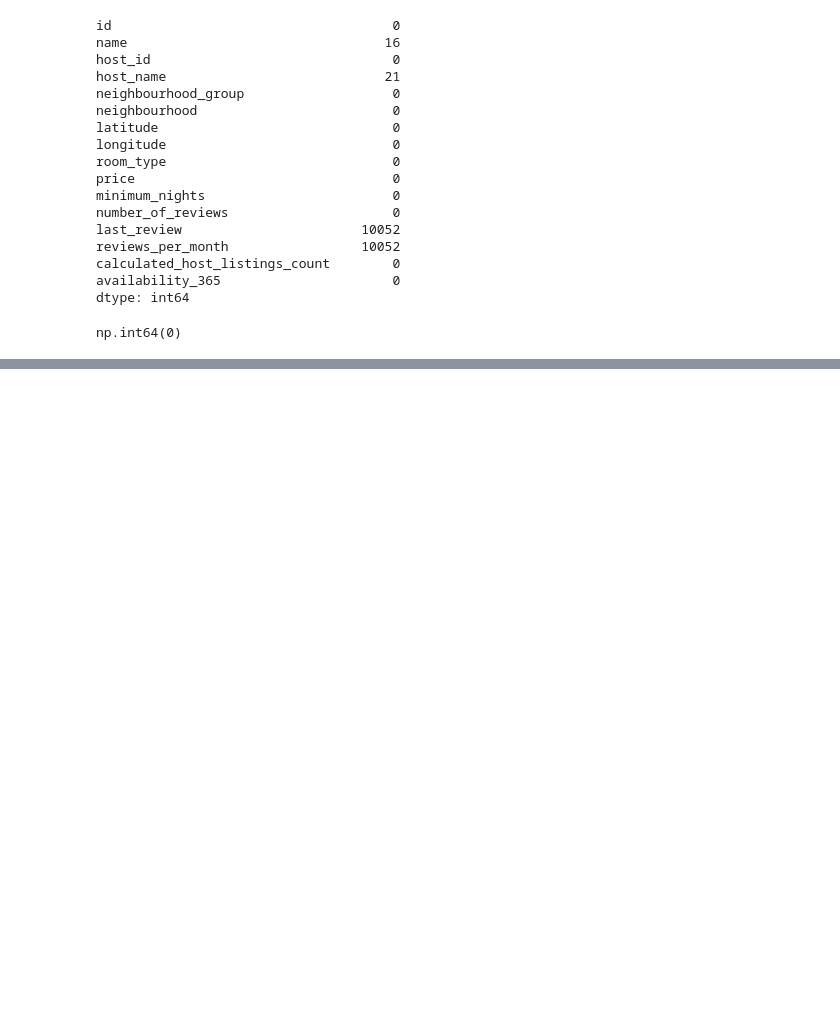
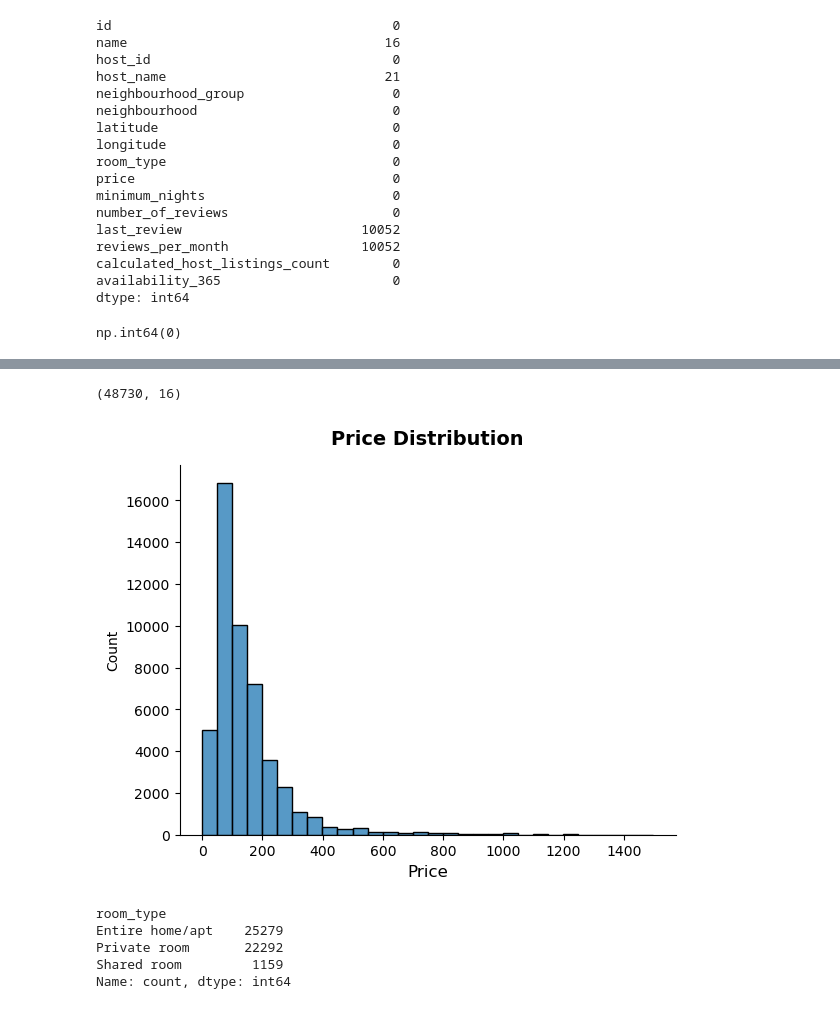
Before and after one commit to selim-sunman/airbnb-price-regression-app, a Jupyter notebook: notebooks/eda.ipynb, the cells around one changed output, grey strips where cells are left out. Drawn from its saved outputs; the diff is of its cells as text; code cells hidden in the pictures; blank space fills up the shorter version.

Commit message:
start drawing the graphs

```diff
--- a/notebooks/eda.ipynb
+++ b/notebooks/eda.ipynb
@@ -88,3 +88,25 @@ df.describe().T
 | reviews_per_month | 38843.0 | 1.373221e+00 | 1.680442e+00 | 0.01000 | 1.900000e-01 | 7.200000e-01 | 2.020000e+00 | 5.850000e+01 |
 | calculated_host_listings_count | 48895.0 | 7.143982e+00 | 3.295252e+01 | 1.00000 | 1.000000e+00 | 1.000000e+00 | 2.000000e+00 | 3.270000e+02 |
 | availability_365 | 48895.0 | 1.127813e+02 | 1.316223e+02 | 0.00000 | 0.000000e+00 | 4.500000e+01 | 2.270000e+02 | 3.650000e+02 |
+# %%
+df = df[df["price"] < 1500]
+# %%
+df.shape
+# %% [output]
+(48730, 16)
+# %%
+ax = sns.histplot(data=df, x="price", bins=30)
+sns.despine(ax=ax)
+plt.title("Price Distribution", fontsize=14, fontweight="bold", pad=15)
+plt.xlabel("Price", fontsize=12)
+plt.show()
+# %% [output]
+[figure, added]
+# %%
+df["room_type"].value_counts()
+# %% [output]
+room_type
+Entire home/apt    25279
+Private room       22292
+Shared room         1159
+Name: count, dtype: int64
```
Also changed, not shown: parts of 3 cells of this notebook.
